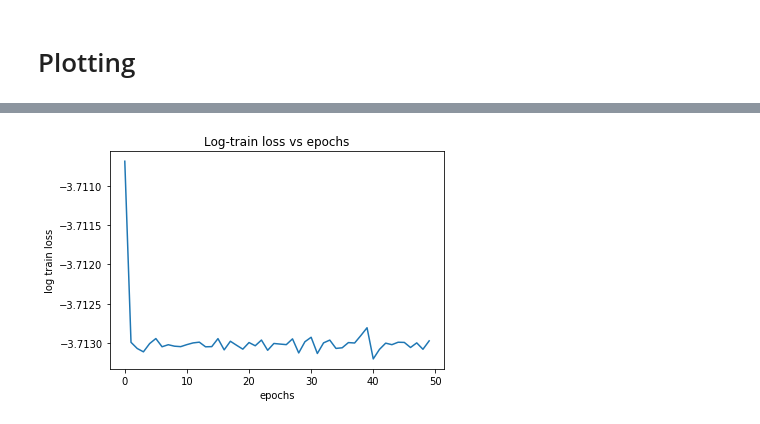
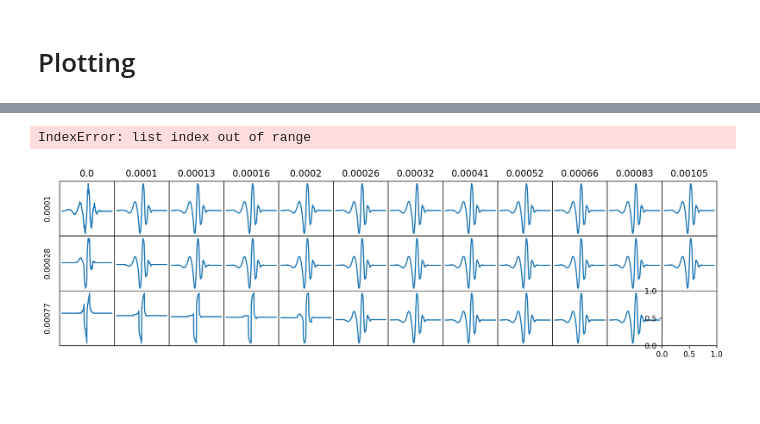
Before and after one commit to Yu-Group/adaptive-wavelets, a Jupyter notebook: notebooks/simulation/01_results.ipynb, the cells around one changed output, grey strips where cells are left out. Drawn from its saved outputs; the diff is of its cells as text; code cells hidden in the pictures; blank space fills up the shorter version.

```diff
--- a/notebooks/simulation/01_results.ipynb
+++ b/notebooks/simulation/01_results.ipynb
@@ -58,10 +61,25 @@ lamL1attr = np.array(res['lamL1attr'])
 lamL1wave_grid = np.unique(lamL1wave)
 lamL1attr_grid = np.unique(lamL1attr)
 
-index = {}
+index2o = {}
+index2t = {}
+num = 0
 for i, _ in enumerate(lamL1wave_grid):
     for j, _ in enumerate(lamL1attr_grid):
         loc = (lamL1wave == lamL1wave_grid[i]) & (lamL1attr == lamL1attr_grid[j])
         if loc.sum() == 1:
             loc = np.argwhere(loc).flatten()[0]
-            index[(i,j)] = loc
+            index2o[(i,j)] = loc
+            index2t[num] = (i,j)
+        num += 1
+
+R = len(lamL1wave_grid)
+C = len(lamL1attr_grid)
+psi_list = []
+wt_list = []
+for r in range(R):
+    for c in range(C):
+        wt = mos[index2o[(r,c)]]
+        wt_list.append(wt)
+        phi, psi, x = get_wavefun(wt)
+        psi_list.append(psi)
@@ -108,8 +90,31 @@ Wavelet loss: lSum=0.000000 hsum=0.000000 L2norm=0.000000 CMF=0.000000 Conv=0.00
-# %%
-plt.plot(np.log(res['train_losses'][index[(idx1, idx2)]]))
-plt.xlabel("epochs")
-plt.ylabel("log train loss")
-plt.title('Log-train loss vs epochs')
-plt.show()
-# %% [output]
-[figure, removed]
+# %%
+plt.figure(figsize=(C+1, R+1), dpi=200)
+gs = gridspec.GridSpec(R, C,
+         wspace=0.0, hspace=0.0,
+         top=1.-0.5/(R+1), bottom=0.5/(R+1),
+         left=0.5/(C+1), right=1-0.5/(C+1))
+
+i = 0
+for r in range(R):
+    for c in range(C):
+        ax = plt.subplot(gs[r,c])
+        ax.plot(x, psi_list[i])
+        ax.set_xticklabels([])
+        ax.set_yticklabels([])
+        ax.tick_params(
+            axis='both',
+            which='both',
+            bottom=False,
+            top=False,
+            left=False,
+            right=False,
+            labelbottom=False)
+        if c == 0:
+            plt.ylabel(str(lamL1wave_grid[r]))
+        if r == 0:
+            plt.title(str(lamL1attr_grid[c]))
+        i += 1
+plt.show()
+# %% [output]
+IndexError: list index out of range
+[figure, added]
```
Also changed, not shown: parts of 3 cells of this notebook, 6 other files.
